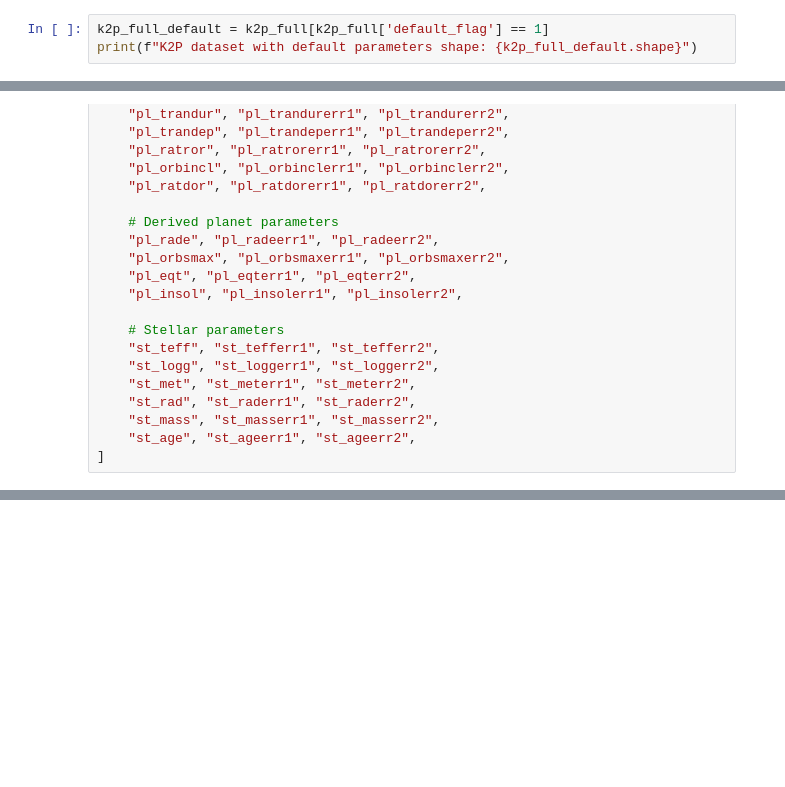
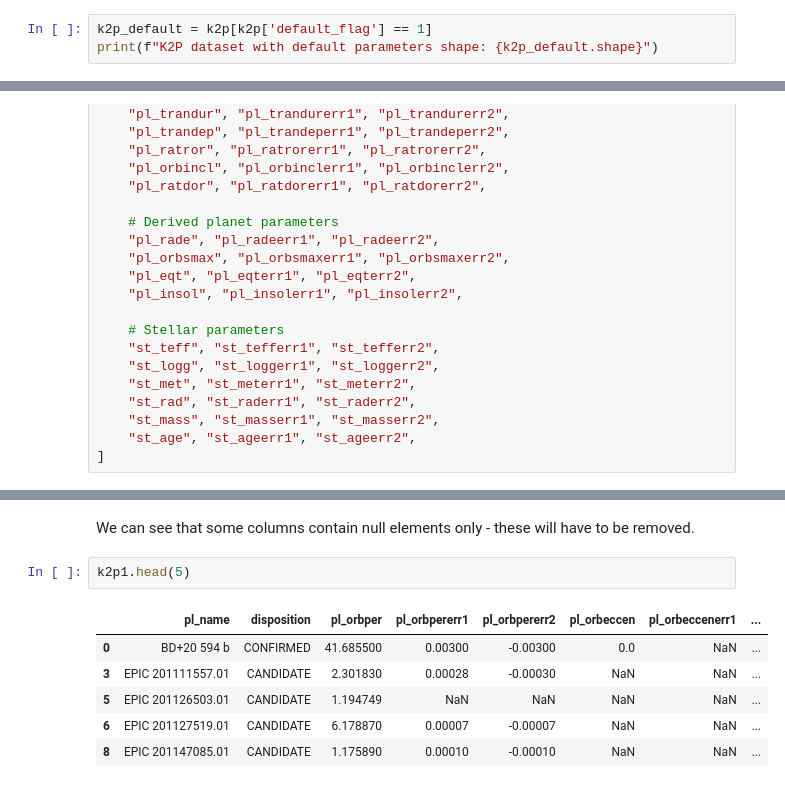
Before and after one commit to JanMatusiak/exoplanet-detection, a Jupyter notebook: data_analysis.ipynb, the cells around one changed output, grey strips where cells are left out. Drawn from its saved outputs; the diff is of its cells as text; blank space fills up the shorter version.

```diff
--- a/data_analysis.ipynb
+++ b/data_analysis.ipynb
@@ -42,8 +19,8 @@ KOI dataset shape: (9564, 141)
 TOI dataset shape: (7890, 87)
 K2P dataset shape: (4024, 296)
 # %%
-k2p_full_default = k2p_full[k2p_full['default_flag'] == 1]
-print(f"K2P dataset with default parameters shape: {k2p_full_default.shape}")
+k2p_default = k2p[k2p['default_flag'] == 1]
+print(f"K2P dataset with default parameters shape: {k2p_default.shape}")
 # %% [output]
 K2P dataset with default parameters shape: (1806, 296)
 # %% [markdown]
@@ -115,0 +127,11 @@ k2p_columns_set = [
+# %% [markdown]
+We can see that some columns contain null elements only - these will have to be removed.
+# %%
+k2p1.head(5)
+# %% [output]
+|  | pl_name | disposition | pl_orbper | pl_orbpererr1 | pl_orbpererr2 | pl_orbeccen | pl_orbeccenerr1 | ... |
+| 0 | BD+20 594 b | CONFIRMED | 41.685500 | 0.00300 | -0.00300 | 0.0 | NaN | ... |
+| 3 | EPIC 201111557.01 | CANDIDATE | 2.301830 | 0.00028 | -0.00030 | NaN | NaN | ... |
+| 5 | EPIC 201126503.01 | CANDIDATE | 1.194749 | NaN | NaN | NaN | NaN | ... |
+| 6 | EPIC 201127519.01 | CANDIDATE | 6.178870 | 0.00007 | -0.00007 | NaN | NaN | ... |
+| 8 | EPIC 201147085.01 | CANDIDATE | 1.175890 | 0.00010 | -0.00010 | NaN | NaN | ... |
```
Also changed, not shown: parts of 9 cells of this notebook, 3 other files.
